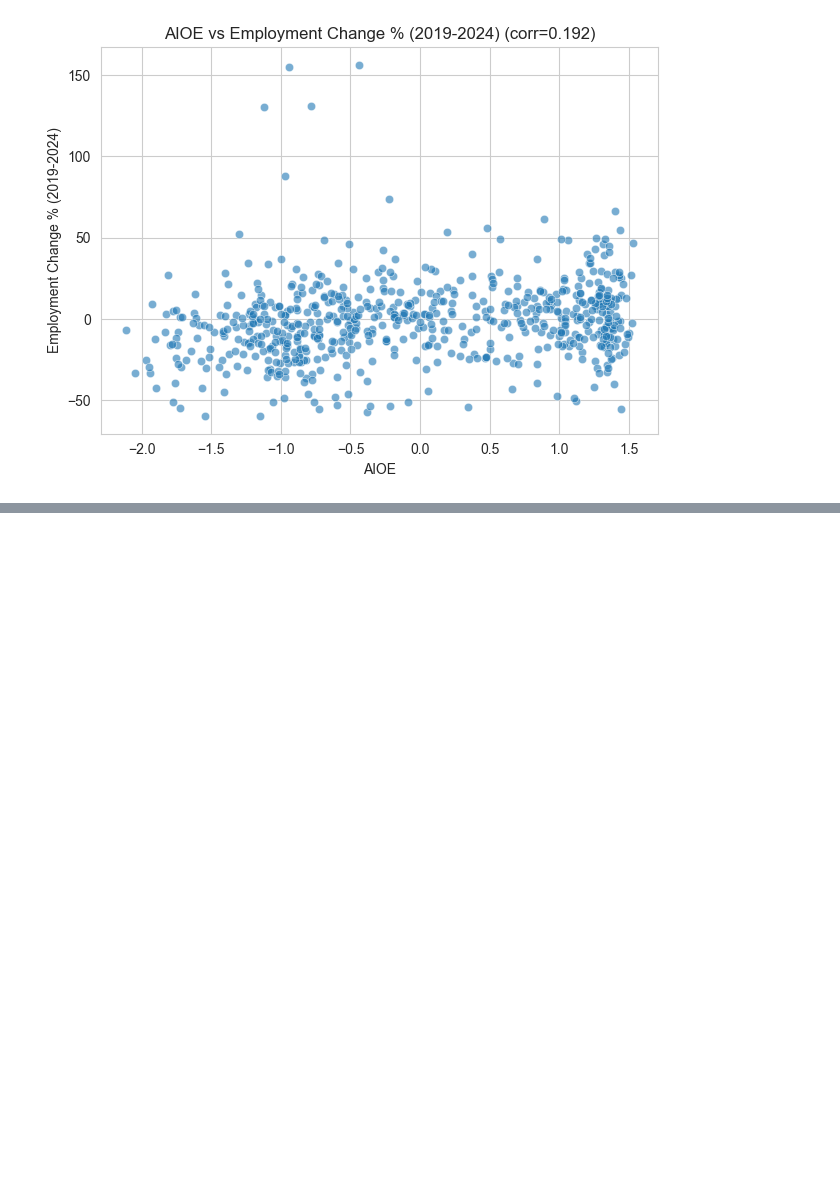
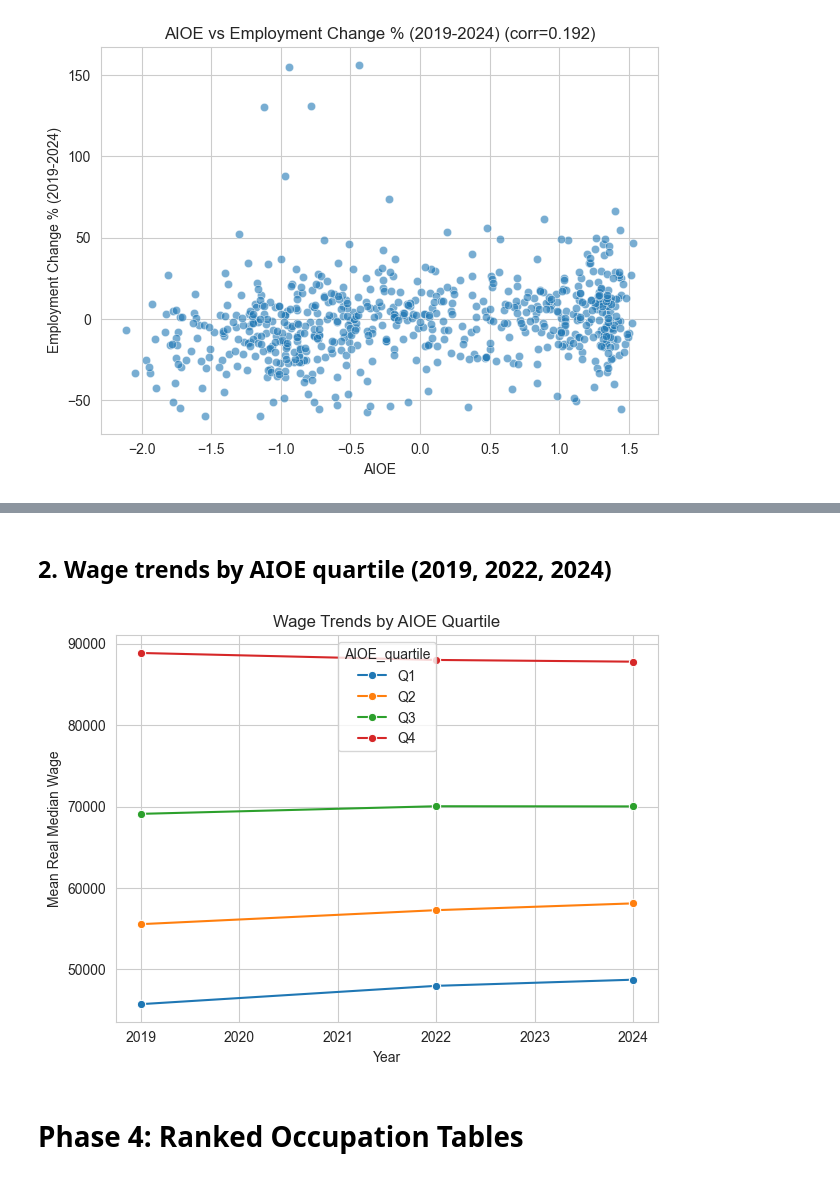
Before and after one commit to axtex/255-AI, a Jupyter notebook: notebooks/05_cross_dataset_EDA.ipynb, the cells around one changed output, grey strips where cells are left out. Cells and saved outputs as stored; diff of their text form; code cells hidden in the pictures; blank space fills up the shorter version.

```diff
--- a/notebooks/05_cross_dataset_EDA.ipynb
+++ b/notebooks/05_cross_dataset_EDA.ipynb
@@ -131,0 +165,22 @@ plt.show()
+# %% [markdown]
+## 2. Wage trends by AIOE quartile (2019, 2022, 2024)
+# %%
+wage_summary = (
+    df_q.groupby("AIOE_quartile")[["real_median_wage_2019", "real_median_wage_2022", "real_median_wage_2024"]]
+        .mean()
+        .reset_index()
+)
+
+wage_long = wage_summary.melt(id_vars="AIOE_quartile", var_name="Year", value_name="Mean_Real_Wage")
+wage_long["Year"] = wage_long["Year"].str.extract(r"(\d{4})").astype(int)
+
+sns.lineplot(data=wage_long, x="Year", y="Mean_Real_Wage", hue="AIOE_quartile", marker="o")
+plt.title("Wage Trends by AIOE Quartile")
+plt.xlabel("Year")
+plt.ylabel("Mean Real Median Wage")
+plt.tight_layout()
+plt.show()
+# %% [output]
+[figure, added]
+# %% [markdown]
+# Phase 4: Ranked Occupation Tables
```
Also changed, not shown: parts of 9 cells of this notebook.
